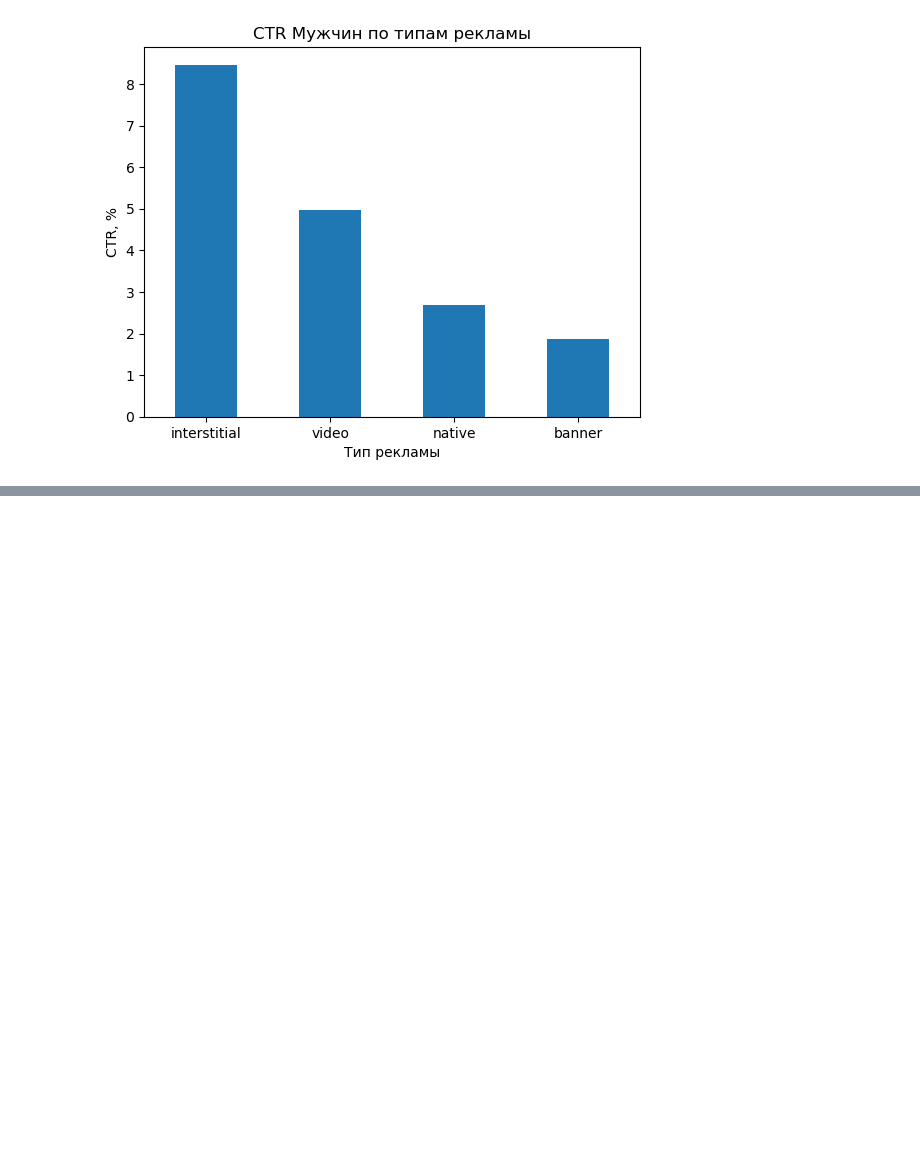
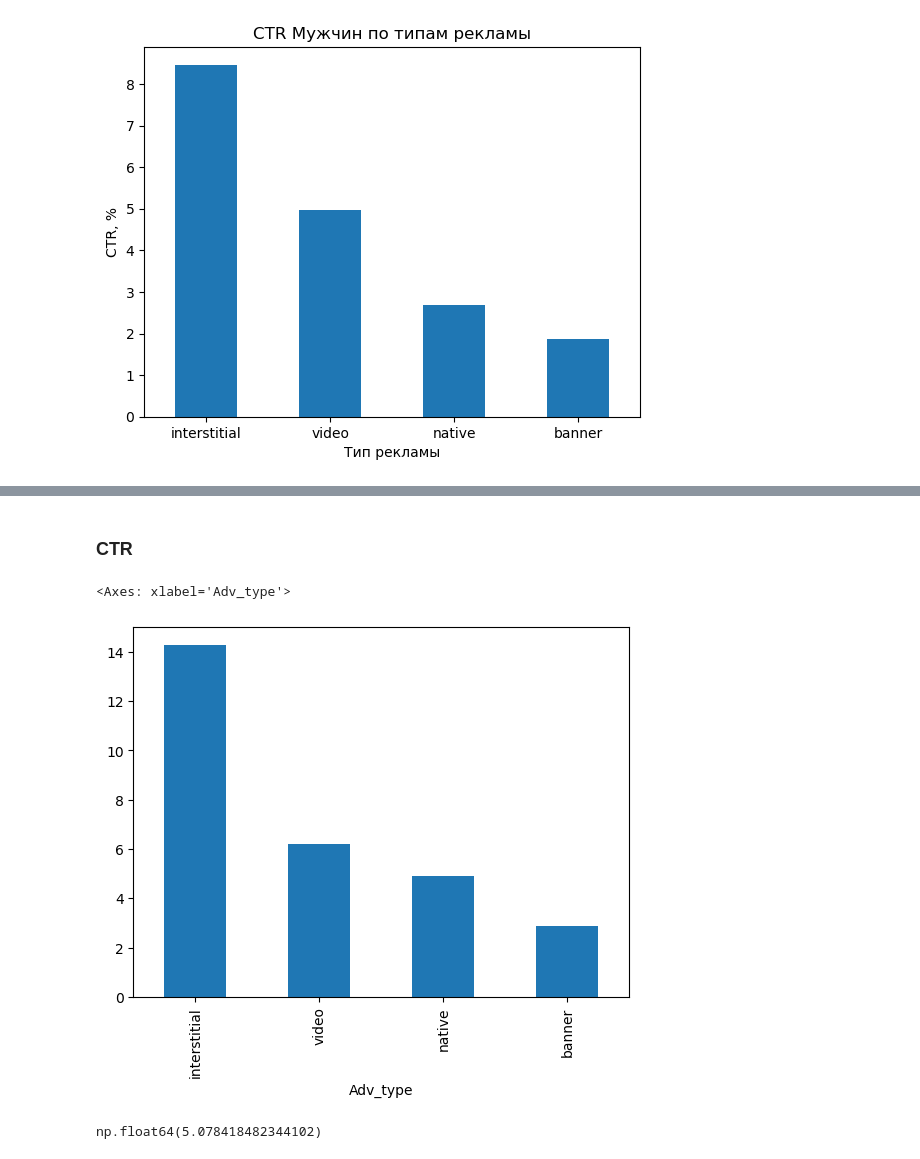
Before and after one commit to fazz0ne/it_funds, a Jupyter notebook: main.ipynb, the cells around one changed output, grey strips where cells are left out. Drawn from its saved outputs; the diff is of its cells as text; code cells hidden in the pictures; blank space fills up the shorter version.

```diff
--- a/main.ipynb
+++ b/main.ipynb
@@ -356,0 +440,11 @@ plt.show()
+# %% [markdown]
+### CTR
+# %%
+results[2]['ctr'].plot(kind = "bar")
+# %% [output]
+<Axes: xlabel='Adv_type'>
+[figure, added]
+# %%
+results[2]['part']
+# %% [output]
+np.float64(5.078418482344102)
```
Also changed, not shown: parts of 30 cells of this notebook.
